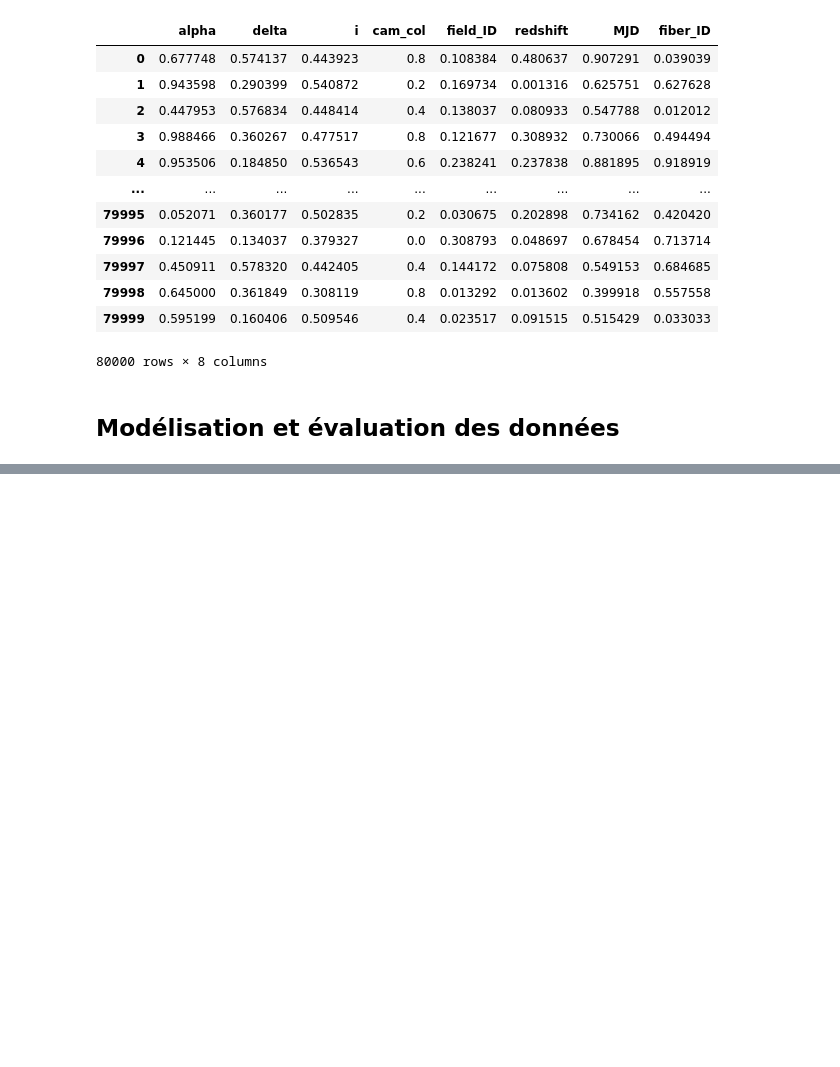
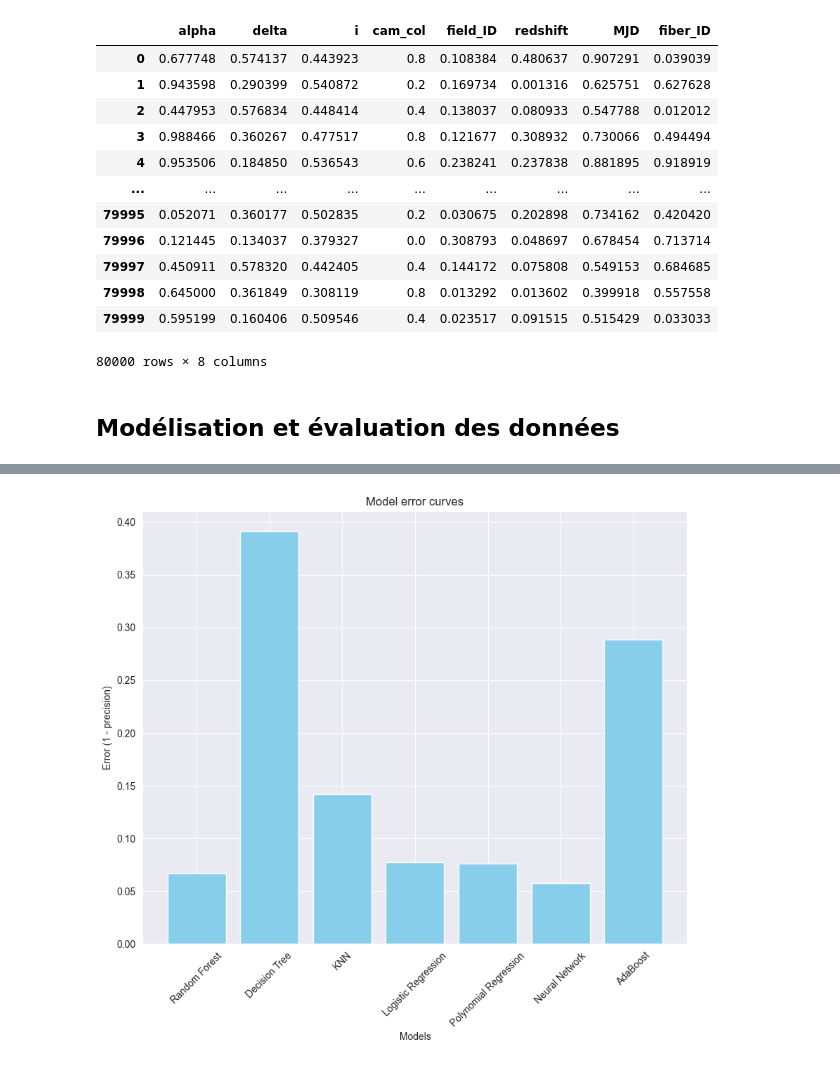
Before and after one commit to theOneOps/first-project-ML-supervised-learning, a Jupyter notebook: visualising_preprocessing.ipynb, the cells around one changed output, grey strips where cells are left out. Saved outputs shown, nothing was run; the diff lists cells and outputs as text; code cells hidden in the pictures; blank space fills up the shorter version.

```diff
--- a/visualising_preprocessing.ipynb
+++ b/visualising_preprocessing.ipynb
@@ -424,0 +573,3 @@ X_train_normalized
+# %%
+number_of_folds = 5
+training_instance.train_all_models_with_cv(number_of_folds)
@@ -424,0 +622,4 @@ X_train_normalized
+# %%
+training_instance.plot_error_curves()
+# %% [output]
+[figure, added]
```
Also changed, not shown: parts of 31 cells of this notebook, 10 other files.
